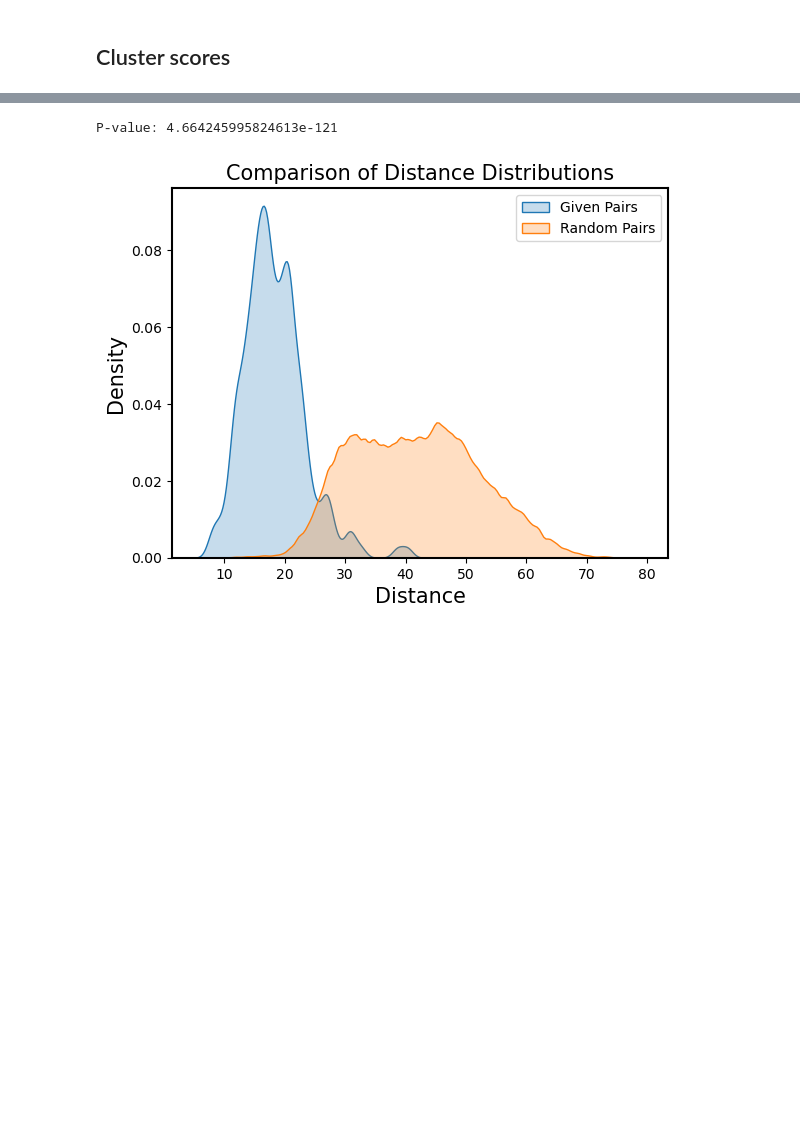
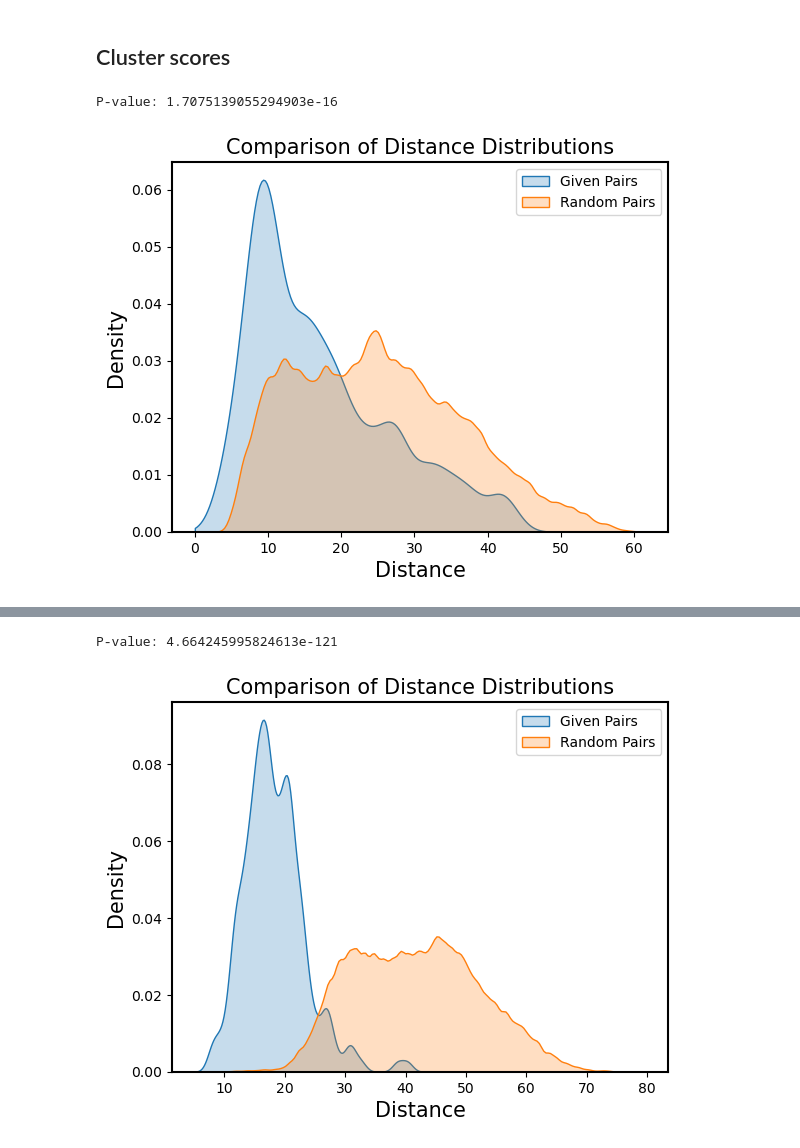
Before and after one commit to sofroniewn/proteoscope, a Jupyter notebook: notebooks/proteoscope-results.ipynb, the cells around one changed output, grey strips where cells are left out. Drawn from its saved outputs; the diff is of its cells as text; code cells hidden in the pictures; blank space fills up the shorter version.

```diff
--- a/notebooks/proteoscope-results.ipynb
+++ b/notebooks/proteoscope-results.ipynb
@@ -57,8 +57,7 @@ Will assume defaults for version 1.1
 ## Generate samples
 # %%
 # pdm.val_proteins_dataset.labels = pdm.val_proteins_dataset.labels.drop_duplicates(subset='ensg')
-dl = pdm.val_dataloader(novel_proteins=False, shuffle=True)
-# dl = pdm.val_dataloader(novel_proteins=True, shuffle=True)
+dl = pdm.val_dataloader(novel_proteins=True, shuffle=True)
 # %%
 # # pdm.val_proteins_dataset.labels = pdm.val_proteins_dataset.labels.drop_duplicates(subset='ensg')
 # pdm.val_proteins_dataset.labels = pdm.val_proteins_dataset.labels[pdm.val_proteins_dataset.labels['localization'] != '']
@@ -180,3 +175,19 @@ np.random.seed(0)
 for _ in range(1000):
     np.random.shuffle(Set_B)
     random_pair_dists.extend([euclidean(Set_A[i], Set_B[i]) for i in range(n)])
+# %%
+# Statistical comparison
+_, p_value = mannwhitneyu(given_pair_dists, random_pair_dists)
+print(f"P-value: {p_value}")
+
+# Visualization
+sns.kdeplot(given_pair_dists, label="Given Pairs", shade=True, clip=(0, None), bw_adjust=0.5)
+sns.kdeplot(random_pair_dists, label="Random Pairs", shade=True, clip=(0, None), bw_adjust=0.5)
+plt.legend()
+plt.xlabel("Distance")
+plt.ylabel("Density")
+plt.title("Comparison of Distance Distributions")
+plt.show()
+# %% [output]
+P-value: 1.7075139055294903e-16
+[figure, added]
```
Also changed, not shown: parts of 24 cells of this notebook, 16 other files.
